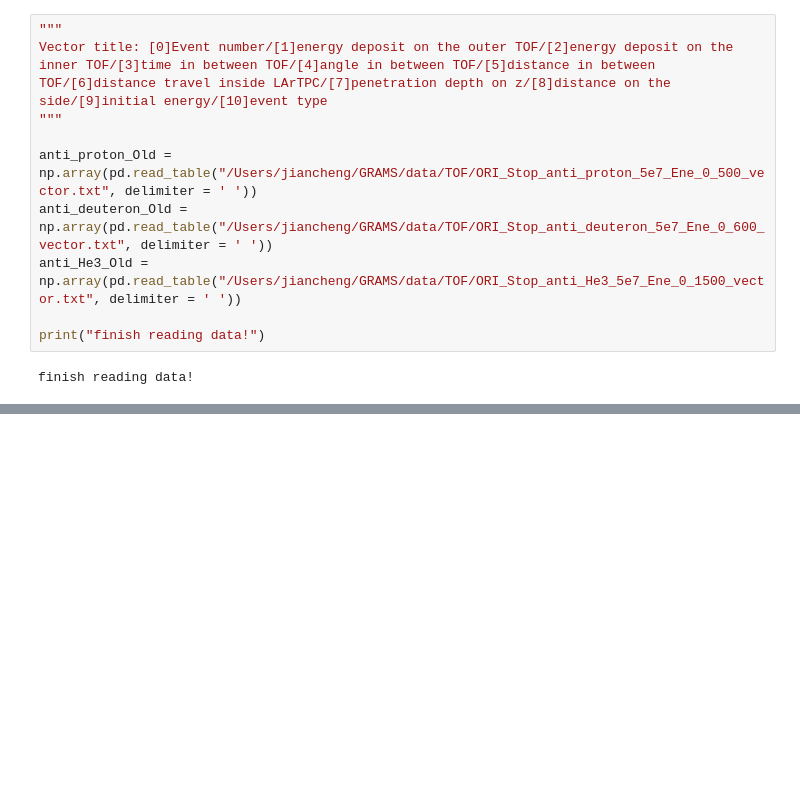
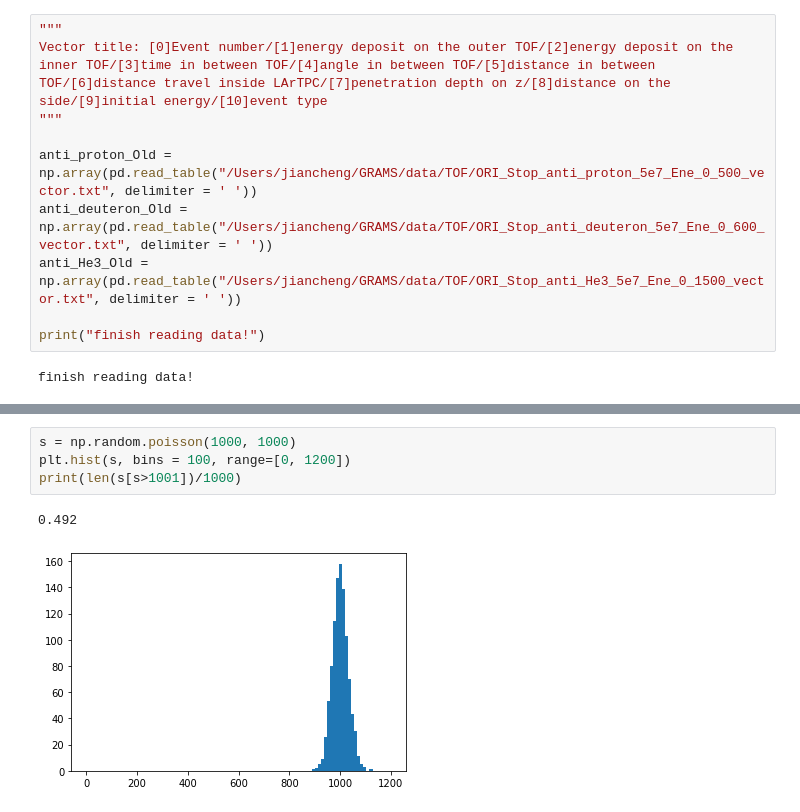
Before and after one commit to Eclipsedclaw/GRAMS, a Jupyter notebook: stats/Paper_Cut.ipynb, the cells around one changed output, grey strips where cells are left out. Cells and saved outputs as stored; diff of their text form; blank space fills up the shorter version.

```diff
--- a/stats/Paper_Cut.ipynb
+++ b/stats/Paper_Cut.ipynb
@@ -169,0 +202,7 @@ print(67354/73136)
+# %%
+s = np.random.poisson(1000, 1000)
+plt.hist(s, bins = 100, range=[0, 1200])
+print(len(s[s>1001])/1000)
+# %% [output]
+0.492
+[figure, added]
```
Also changed, not shown: parts of 7 cells of this notebook, 1 other file.
